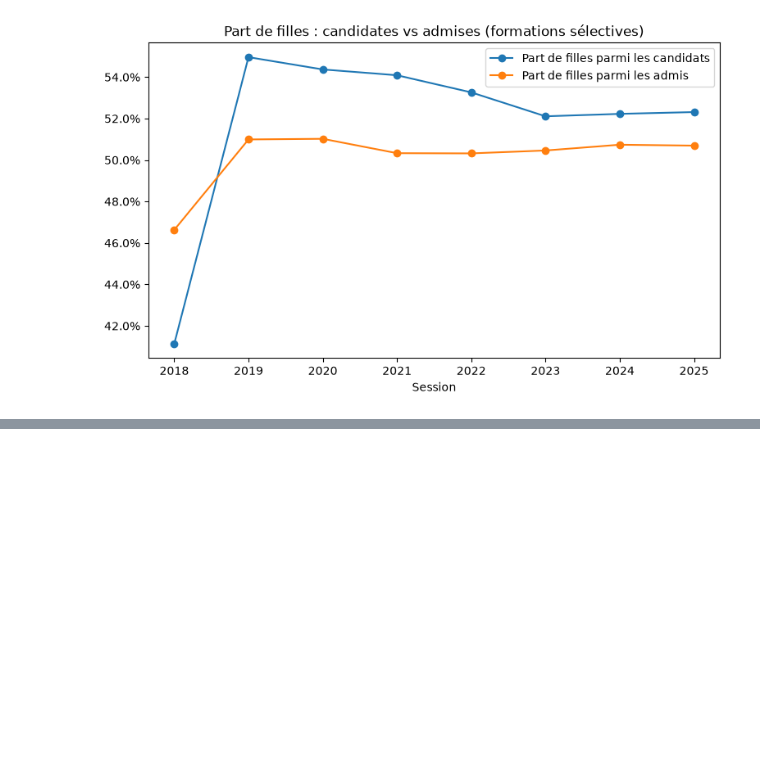
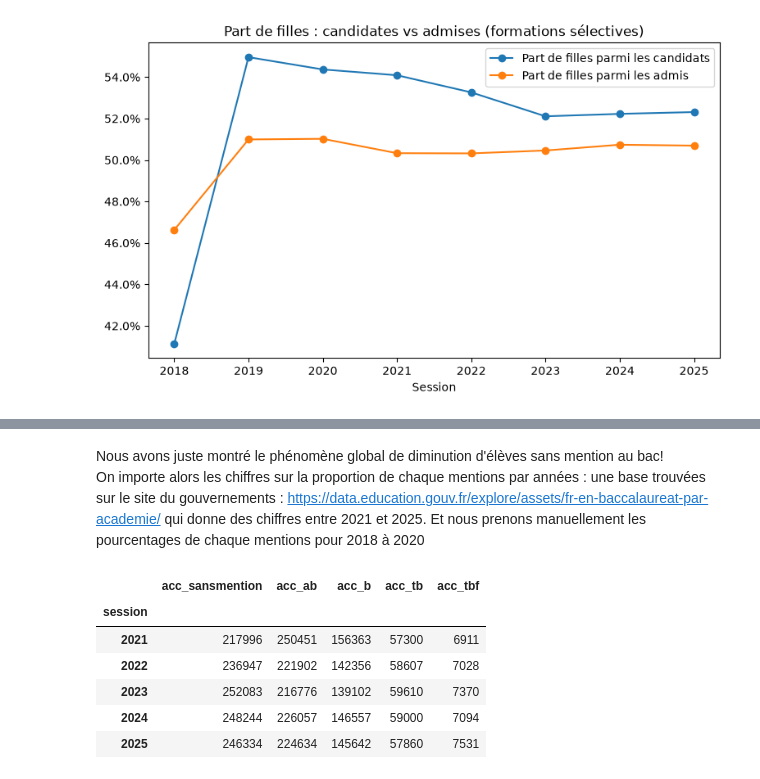
Before and after one commit to Light-star01/python_datascience, a Jupyter notebook: notebooks/rapport.ipynb, the cells around one changed output, grey strips where cells are left out. Cells and saved outputs as stored; diff of their text form; code cells hidden in the pictures; blank space fills up the shorter version.

```diff
--- a/notebooks/rapport.ipynb
+++ b/notebooks/rapport.ipynb
@@ -305,0 +338,29 @@ plt.show()
+# %% [markdown]
+Nous avons juste montré le phénomène global de diminution d'élèves sans mention au bac!
+On importe alors les chiffres sur la proportion de chaque mentions par années : une base trouvées sur le site du gouvernements : https://data.education.gouv.fr/explore/assets/fr-en-baccalaureat-par-academie/ qui donne des chiffres entre 2021 et 2025.
+Et nous prenons manuellement les pourcentages de chaque mentions pour 2018 à 2020
+# %%
+donnees_bac = telecharger("https://data.education.gouv.fr/api/explore/v2.1/catalog/datasets/fr-en-baccalaureat-par-academie/exports/csv/?delimiter=%3B&lang=fr&timezone=Europe%2FParis&use_labels=true", "mention_bac_tot_2021-2025", force=True, types=None)
+
+
+donnees_bac = donnees_bac.rename(columns={
+    "Session": "session",
+    "Nombre d'admis sans mention": "acc_sansmention",
+    "Nombre d'admis avec mention AB": "acc_ab",
+    "Nombre d'admis avec mention B": "acc_b",
+    "Nombre d'admis avec mention TB sans les félicitations du jury": "acc_tb",
+    "Nombre d'admis avec mention TB avec les félicitations du jury": "acc_tbf",
+})
+
+cols_mentions = ["acc_sansmention", "acc_ab", "acc_b", "acc_tb", "acc_tbf"]
+
+bac_par_annee = donnees_bac[["session"] + cols_mentions].groupby("session").sum()
+bac_par_annee
+# %% [output]
+|  | acc_sansmention | acc_ab | acc_b | acc_tb | acc_tbf |
+| session |  |  |  |  |  |
+| 2021 | 217996 | 250451 | 156363 | 57300 | 6911 |
+| 2022 | 236947 | 221902 | 142356 | 58607 | 7028 |
+| 2023 | 252083 | 216776 | 139102 | 59610 | 7370 |
+| 2024 | 248244 | 226057 | 146557 | 59000 | 7094 |
+| 2025 | 246334 | 224634 | 145642 | 57860 | 7531 |
```
Also changed, not shown: parts of 3 cells of this notebook, 1 other file.
